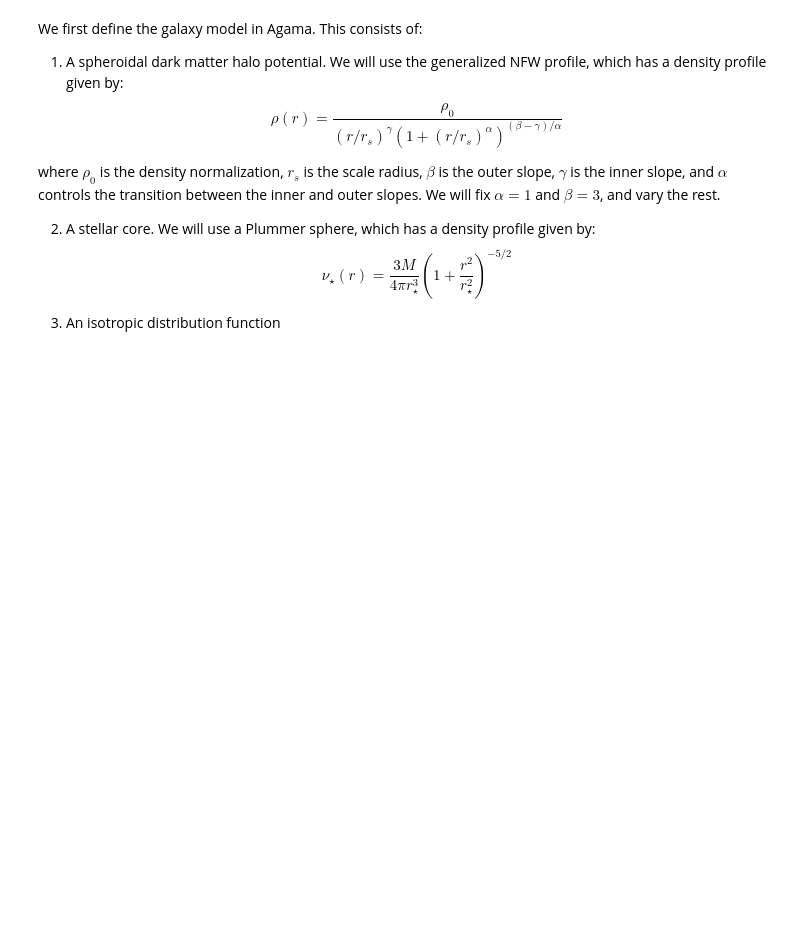
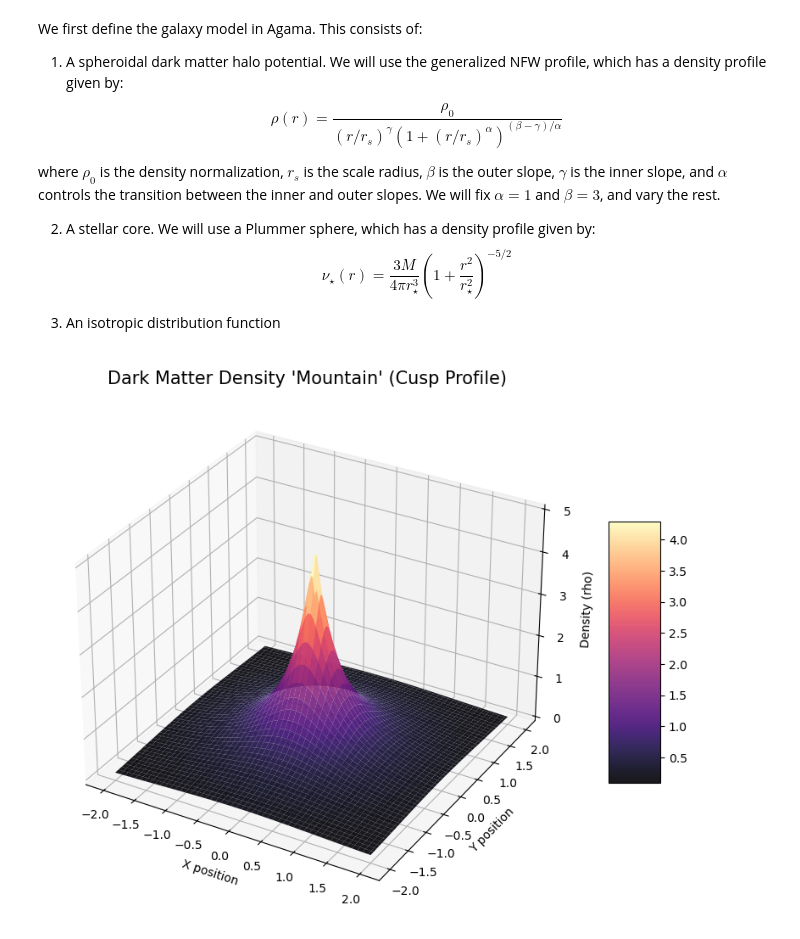
Before and after one commit to Anodymous1/suds, a Jupyter notebook: formula_visualization.ipynb, the cells around one changed output. Drawn from its saved outputs; the diff is of its cells as text; code cells hidden in the pictures; blank space fills up the shorter version.

```diff
--- a/formula_visualization.ipynb
+++ b/formula_visualization.ipynb
@@ -16,6 +16,46 @@ where $\rho_0$ is the density normalization, $r_s$ is the scale radius, $\beta$
 $$\nu_\star(r) = \frac{3M}{4\pi r_\star^3} \left(1 + \frac{r^2}{r_\star^2}\right)^{-5/2}$$
 
 3. An isotropic distribution function
+# %%
+def gnfw_density()
 # %%
 gamma = np.linspace(-1, 2, 1000)
 rho_0 = np.linspace(5, 8, 1000)
+# %%
+import numpy as np
+import matplotlib.pyplot as plt
+from mpl_toolkits.mplot3d import Axes3D
+
+# 1. Define the GNFW Function from your paper
+def gnfw_density(x, y, rho0=1, rs=1, gamma=1):
+    r = np.sqrt(x**2 + y**2) + 1e-9 # Avoid division by zero
+    # Formula from Eq 1:
+    density = rho0 * (r/rs)**(-gamma) * (1 + r/rs)**(-(3-gamma))
+    return density
+
+# 2. Create a grid (X, Y)
+x = np.linspace(-2, 2, 100)
+y = np.linspace(-2, 2, 100)
+X, Y = np.meshgrid(x, y)
+
+# 3. Calculate Z (Density) for a CUSP (gamma=1)
+Z_cusp = gnfw_density(X, Y, gamma=0, rho0=5)
+
+# 4. Plot
+fig = plt.figure(figsize=(12, 8))
+ax = fig.add_subplot(111, projection='3d')
+
+# surface plot
+surf = ax.plot_surface(X, Y, Z_cusp, cmap='magma', edgecolor='none', alpha=0.9)
+
+# Labels
+ax.set_title("Dark Matter Density 'Mountain' (Cusp Profile)", fontsize=15)
+ax.set_zlim(0, 5) # Clip the infinite spike for visibility
+ax.set_xlabel('X position')
+ax.set_ylabel('Y position')
+ax.set_zlabel('Density (rho)')
+
+plt.colorbar(surf, ax=ax, shrink=0.5, aspect=5)
+plt.show()
+# %% [output]
+[figure, added]
```
Also changed, not shown: parts of 1 cell of this notebook, 2 other files.
